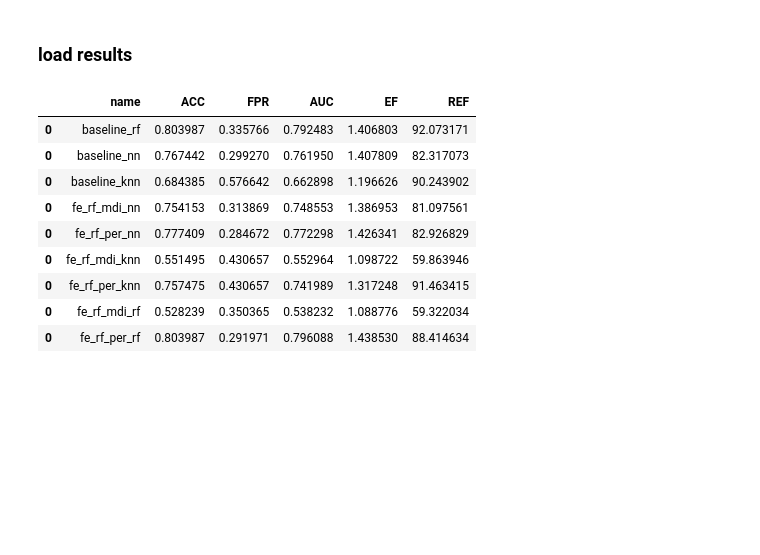
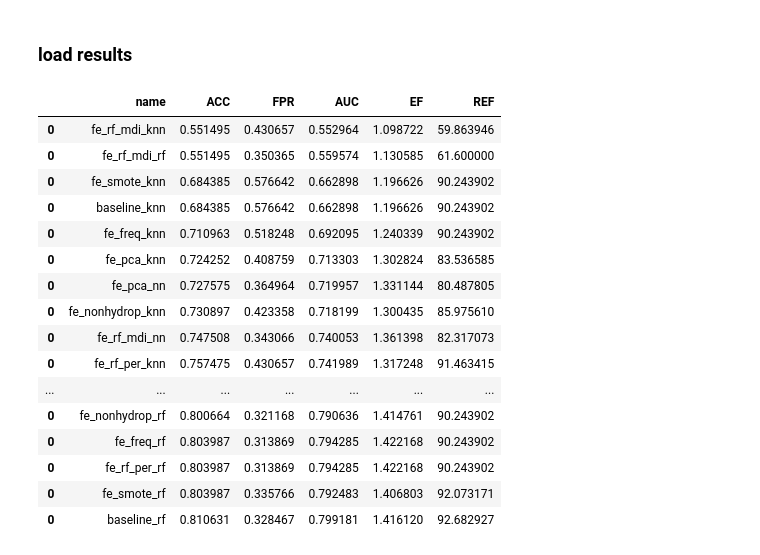
Before and after one commit to michabirklbauer/activity_prediction, a Jupyter notebook: implementation/notebooks/evaluation/ache_eval.ipynb, the cells around one changed output. Drawn from its saved outputs; the diff is of its cells as text; code cells hidden in the pictures; blank space fills up the shorter version.

Commit message:
complete feature engineering for ache

```diff
--- a/implementation/notebooks/evaluation/ache_eval.ipynb
+++ b/implementation/notebooks/evaluation/ache_eval.ipynb
@@ -12,7 +15,7 @@ from sklearn.metrics import roc_auc_score, roc_curve, RocCurveDisplay, auc
 # %%
 # paths
-base_dir = "/home/bac/activity_prediction/implementation/"
-data_dir = base_dir + "data/results/ACHE/"
+base_dir = Path(os.getcwd())/"implementation"
+result_dir = base_dir / "data/results/ACHE"
 # %%
 def calc_metrics_from_result_df(df: pd.DataFrame,name:str):
     label = df["LABEL"]
@@ -62,31 +65,50 @@ def print_roc_curve(df: pd.DataFrame):
 ### load results
 # %%
 res = {
-    "baseline_rf": pd.read_csv(data_dir + "baseline_rf.csv"),
-    "baseline_nn": pd.read_csv(data_dir + "baseline_nn.csv"),
-    "baseline_knn": pd.read_csv(data_dir + "baseline_knn.csv"),
-    "fe_rf_mdi_nn": pd.read_csv(data_dir + "fe_rf_mdi_nn.csv"),
-    "fe_rf_per_nn": pd.read_csv(data_dir + "fe_rf_per_nn.csv"),
-    "fe_rf_mdi_knn": pd.read_csv(data_dir + "fe_rf_mdi_knn.csv"),
-    "fe_rf_per_knn": pd.read_csv(data_dir + "fe_rf_per_knn.csv"),
-    "fe_rf_mdi_rf": pd.read_csv(data_dir + "fe_rf_mdi_rf.csv"),
-    "fe_rf_per_rf": pd.read_csv(data_dir + "fe_rf_per_rf.csv"),
+    "baseline_rf": pd.read_csv(result_dir / "baseline_rf.csv"),
+    "baseline_nn": pd.read_csv(result_dir / "baseline_nn.csv"),
+    "baseline_knn": pd.read_csv(result_dir / "baseline_knn.csv"),
+    "fe_rf_mdi_nn": pd.read_csv(result_dir / "fe_rf_mdi_nn.csv"),
+    "fe_rf_per_nn": pd.read_csv(result_dir / "fe_rf_per_nn.csv"),
+    "fe_rf_mdi_knn": pd.read_csv(result_dir / "fe_rf_mdi_knn.csv"),
+    "fe_rf_per_knn": pd.read_csv(result_dir / "fe_rf_per_knn.csv"),
+    "fe_rf_mdi_rf": pd.read_csv(result_dir / "fe_rf_mdi_rf.csv"),
+    "fe_rf_per_rf": pd.read_csv(result_dir / "fe_rf_per_rf.csv"),
+    "fe_freq_rf": pd.read_csv(result_dir / "fe_freq_rf.csv"),
+    "fe_freq_nn": pd.read_csv(result_dir / "fe_freq_nn.csv"),
+    "fe_freq_knn": pd.read_csv(result_dir / "fe_freq_knn.csv"),
+    "fe_nonhydrop_rf": pd.read_csv(result_dir / "fe_nonhydrop_rf.csv"),
+    "fe_nonhydrop_nn": pd.read_csv(result_dir / "fe_nonhydrop_nn.csv"),
+    "fe_nonhydrop_knn": pd.read_csv(result_dir / "fe_nonhydrop_knn.csv"),
+    "fe_pca_rf": pd.read_csv(result_dir / "fe_pca_rf.csv"),
+    "fe_pca_nn": pd.read_csv(result_dir / "fe_pca_nn.csv"),
+    "fe_pca_knn": pd.read_csv(result_dir / "fe_pca_knn.csv"),
+    "fe_smote_rf": pd.read_csv(result_dir / "fe_smote_rf.csv"),
+    "fe_smote_nn": pd.read_csv(result_dir / "fe_smote_nn.csv"),
+    "fe_smote_knn": pd.read_csv(result_dir / "fe_smote_knn.csv"),
 }
 # %%
 
 r = pd.DataFrame()
 for k,v in res.items():
     r = pd.concat([r,calc_metrics_from_result_df(v,name=k)])
 
-r
+r.sort_values("ACC")
 # %% [output]
 |  | name | ACC | FPR | AUC | EF | REF |
-| 0 | baseline_rf | 0.803987 | 0.335766 | 0.792483 | 1.406803 | 92.073171 |
-| 0 | baseline_nn | 0.767442 | 0.299270 | 0.761950 | 1.407809 | 82.317073 |
+| 0 | fe_rf_mdi_knn | 0.551495 | 0.430657 | 0.552964 | 1.098722 | 59.863946 |
+| 0 | fe_rf_mdi_rf | 0.551495 | 0.350365 | 0.559574 | 1.130585 | 61.600000 |
+| 0 | fe_smote_knn | 0.684385 | 0.576642 | 0.662898 | 1.196626 | 90.243902 |
 | 0 | baseline_knn | 0.684385 | 0.576642 | 0.662898 | 1.196626 | 90.243902 |
-| 0 | fe_rf_mdi_nn | 0.754153 | 0.313869 | 0.748553 | 1.386953 | 81.097561 |
-| 0 | fe_rf_per_nn | 0.777409 | 0.284672 | 0.772298 | 1.426341 | 82.926829 |
-| 0 | fe_rf_mdi_knn | 0.551495 | 0.430657 | 0.552964 | 1.098722 | 59.863946 |
+| 0 | fe_freq_knn | 0.710963 | 0.518248 | 0.692095 | 1.240339 | 90.243902 |
+| 0 | fe_pca_knn | 0.724252 | 0.408759 | 0.713303 | 1.302824 | 83.536585 |
+| 0 | fe_pca_nn | 0.727575 | 0.364964 | 0.719957 | 1.331144 | 80.487805 |
+| 0 | fe_nonhydrop_knn | 0.730897 | 0.423358 | 0.718199 | 1.300435 | 85.975610 |
+| 0 | fe_rf_mdi_nn | 0.747508 | 0.343066 | 0.740053 | 1.361398 | 82.317073 |
 | 0 | fe_rf_per_knn | 0.757475 | 0.430657 | 0.741989 | 1.317248 | 91.463415 |
-| 0 | fe_rf_mdi_rf | 0.528239 | 0.350365 | 0.538232 | 1.088776 | 59.322034 |
-| 0 | fe_rf_per_rf | 0.803987 | 0.291971 | 0.796088 | 1.438530 | 88.414634 |
+| ... | ... | ... | ... | ... | ... | ... |
+| 0 | fe_nonhydrop_rf | 0.800664 | 0.321168 | 0.790636 | 1.414761 | 90.243902 |
+| 0 | fe_freq_rf | 0.803987 | 0.313869 | 0.794285 | 1.422168 | 90.243902 |
+| 0 | fe_rf_per_rf | 0.803987 | 0.313869 | 0.794285 | 1.422168 | 90.243902 |
+| 0 | fe_smote_rf | 0.803987 | 0.335766 | 0.792483 | 1.406803 | 92.073171 |
+| 0 | baseline_rf | 0.810631 | 0.328467 | 0.799181 | 1.416120 | 92.682927 |
```
Also changed, not shown: parts of 1 cell of this notebook, 41 other files.
